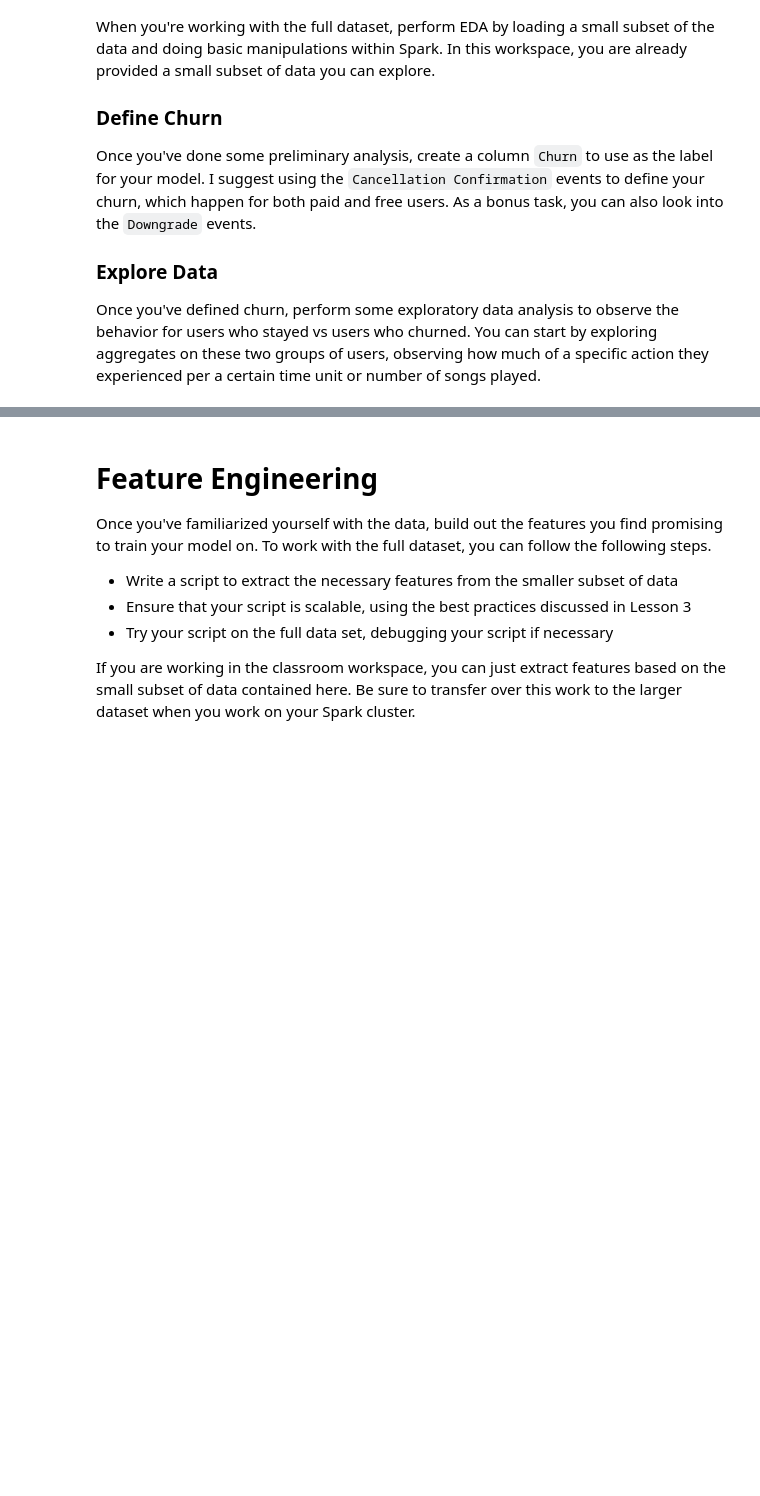
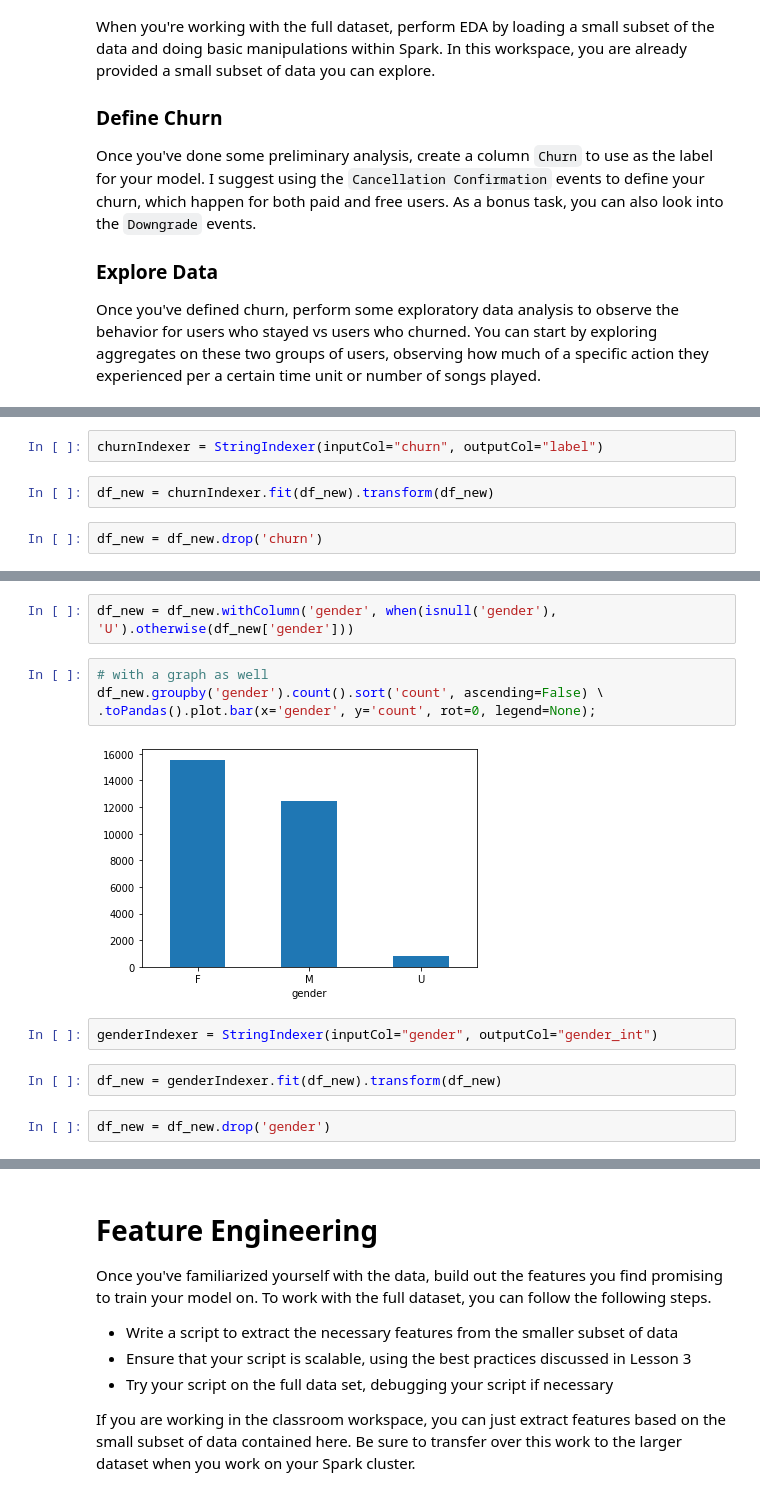
Before and after one commit to pwolter/sparkify, a Jupyter notebook: Sparkify.ipynb, the cells around one changed output, grey strips where cells are left out. Drawn from its saved outputs; the diff is of its cells as text; blank space fills up the shorter version.

```diff
--- a/Sparkify.ipynb
+++ b/Sparkify.ipynb
@@ -458,0 +207,6 @@ df.groupby('churn').count().sort('count', ascending=[False])
+# %%
+churnIndexer = StringIndexer(inputCol="churn", outputCol="label")
+# %%
+df_new = churnIndexer.fit(df_new).transform(df_new)
+# %%
+df_new = df_new.drop('churn')
@@ -458,0 +232,14 @@ df.groupby('churn').count().sort('count', ascending=[False])
+# %%
+df_new = df_new.withColumn('gender', when(isnull('gender'), 'U').otherwise(df_new['gender']))
+# %%
+# with a graph as well
+df_new.groupby('gender').count().sort('count', ascending=False) \
+.toPandas().plot.bar(x='gender', y='count', rot=0, legend=None);
+# %% [output]
+[figure, added]
+# %%
+genderIndexer = StringIndexer(inputCol="gender", outputCol="gender_int")
+# %%
+df_new = genderIndexer.fit(df_new).transform(df_new)
+# %%
+df_new = df_new.drop('gender')
```
Also changed, not shown: parts of 147 cells of this notebook.
